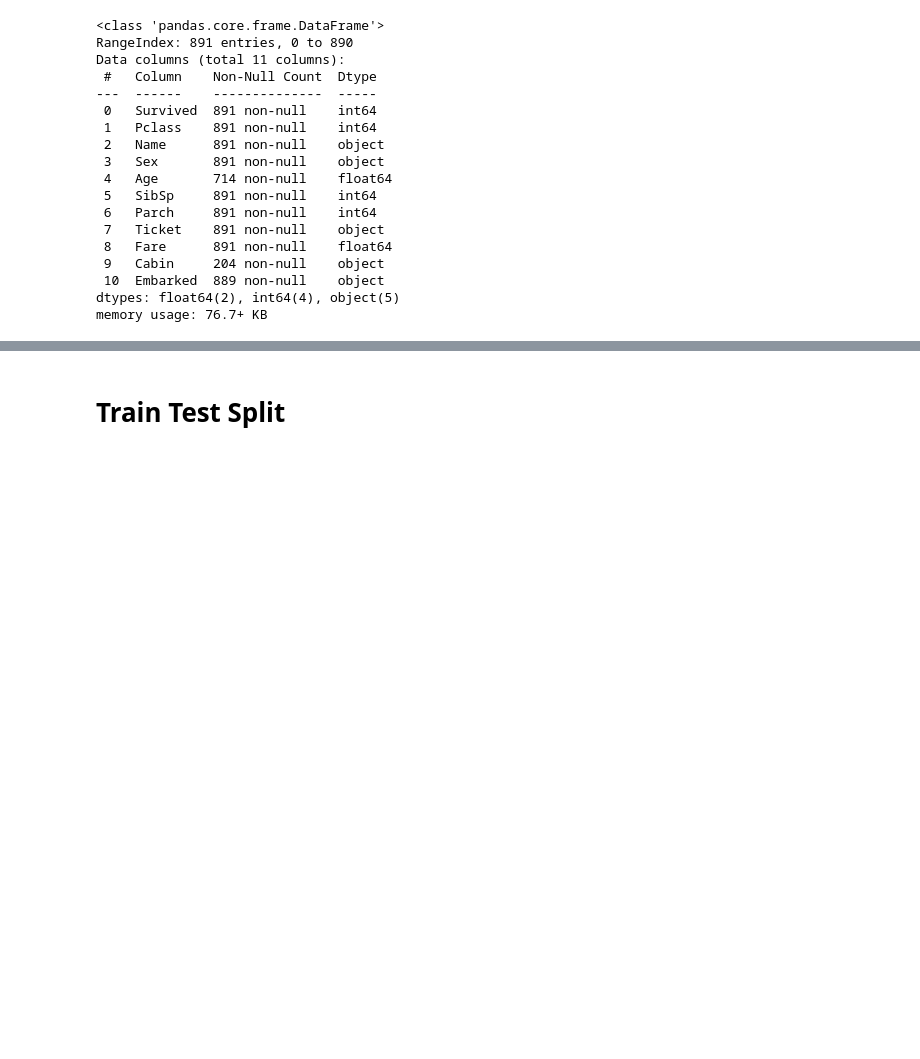
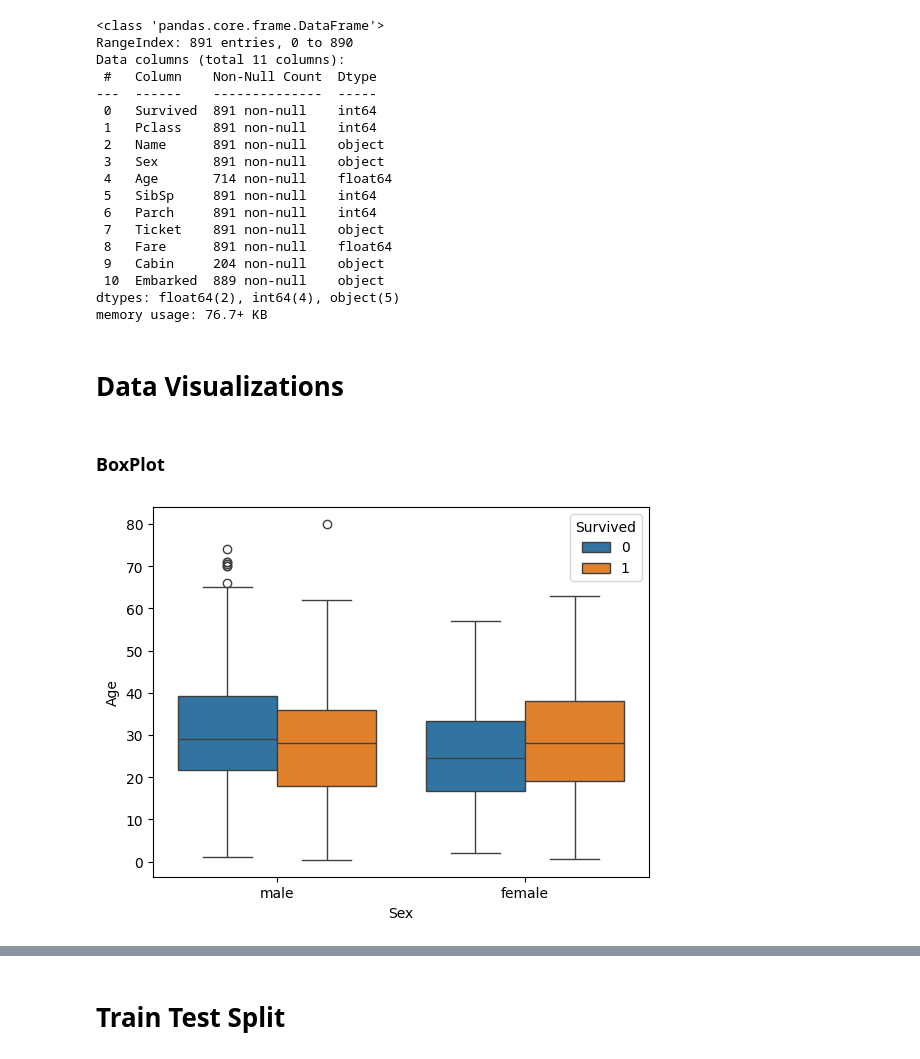
Before and after one commit to Ammariii08/ML1_Bootcamp, a Jupyter notebook: Ammar_Rizwan_Titanic_EDA_and_Training/Ammar_Rizwan_Titanic_Survival.ipynb, the cells around one changed output, grey strips where cells are left out. Drawn from its saved outputs; the diff is of its cells as text; code cells hidden in the pictures; blank space fills up the shorter version.

```diff
--- a/Ammar_Rizwan_Titanic_EDA_and_Training/Ammar_Rizwan_Titanic_Survival.ipynb
+++ b/Ammar_Rizwan_Titanic_EDA_and_Training/Ammar_Rizwan_Titanic_Survival.ipynb
@@ -46,3 +55,14 @@ Data columns (total 11 columns):
  10  Embarked  889 non-null    object
 dtypes: float64(2), int64(4), object(5)
 memory usage: 76.7+ KB
+# %% [markdown]
+# Data Visualizations
+# %% [markdown]
+### BoxPlot
+# %%
+# This plot shows that females are more likely to survive specially of middle ages
+
+sns.boxplot(x='Sex', y='Age', hue='Survived', data=df)
+plt.show()
+# %% [output]
+[figure, added]
```
Also changed, not shown: parts of 67 cells of this notebook.
